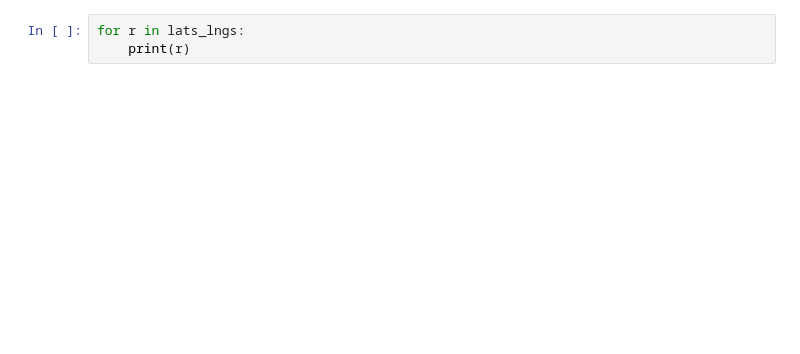
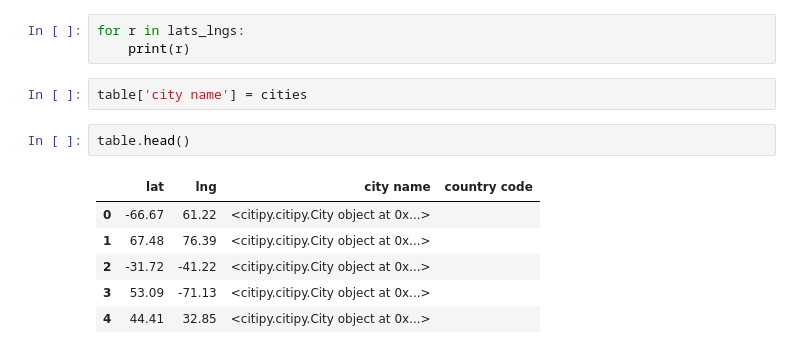
Before and after one commit to sameralsabb/UCBDataAnalyticsBC-API, a Jupyter notebook: HW Files/WeatherPy.ipynb, the cells around one changed output. Saved outputs shown, nothing was run; the diff lists cells and outputs as text; blank space fills up the shorter version.

```diff
--- a/HW Files/WeatherPy.ipynb
+++ b/HW Files/WeatherPy.ipynb
@@ -97,3 +99,14 @@ cities
 # %%
 for r in lats_lngs:
     print(r)
+# %%
+table['city name'] = cities
+# %%
+table.head()
+# %% [output]
+|  | lat | lng | city name | country code |
+| 0 | -66.67 | 61.22 | <citipy.citipy.City object at 0x...> |  |
+| 1 | 67.48 | 76.39 | <citipy.citipy.City object at 0x...> |  |
+| 2 | -31.72 | -41.22 | <citipy.citipy.City object at 0x...> |  |
+| 3 | 53.09 | -71.13 | <citipy.citipy.City object at 0x...> |  |
+| 4 | 44.41 | 32.85 | <citipy.citipy.City object at 0x...> |  |
```
Also changed, not shown: parts of 6 cells of this notebook, 1 other file.
